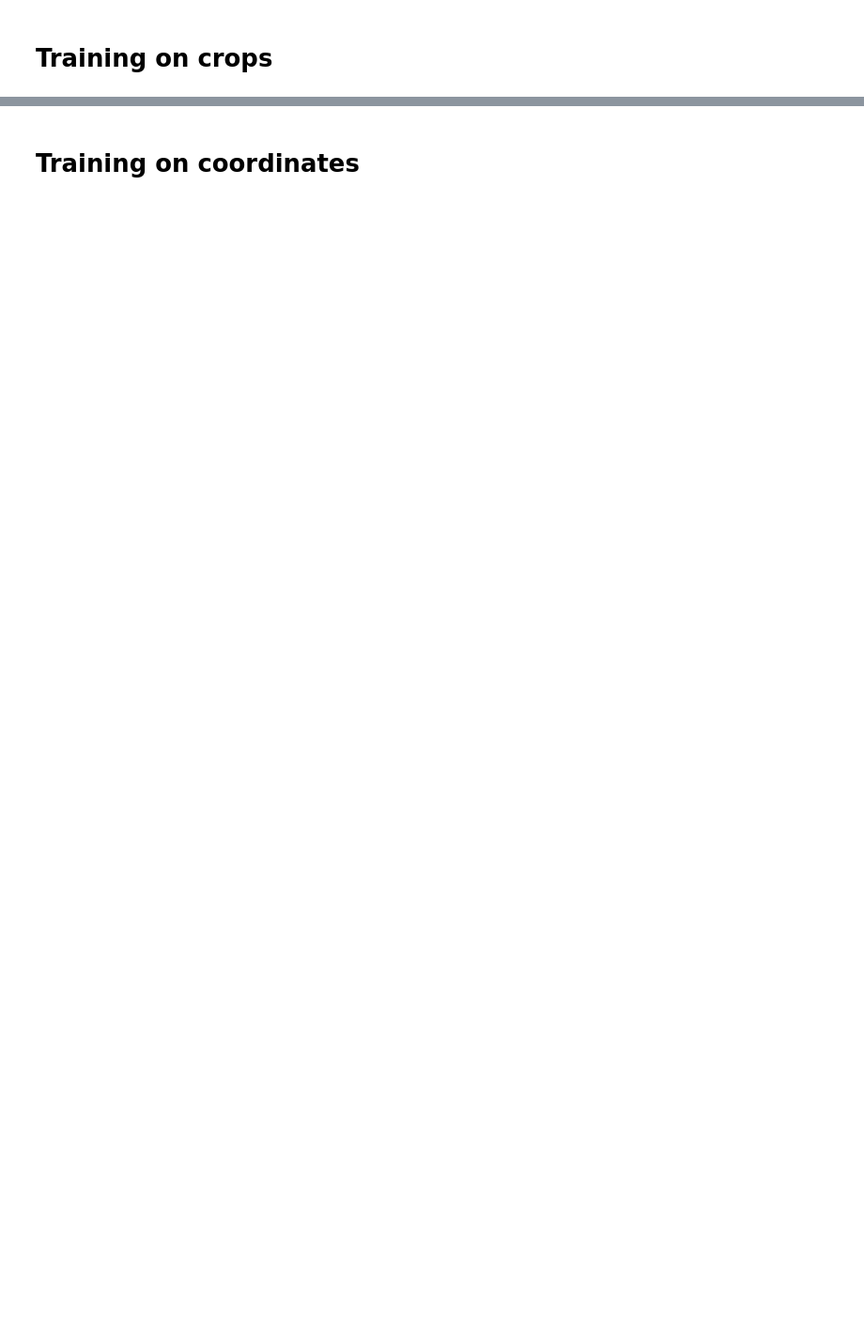
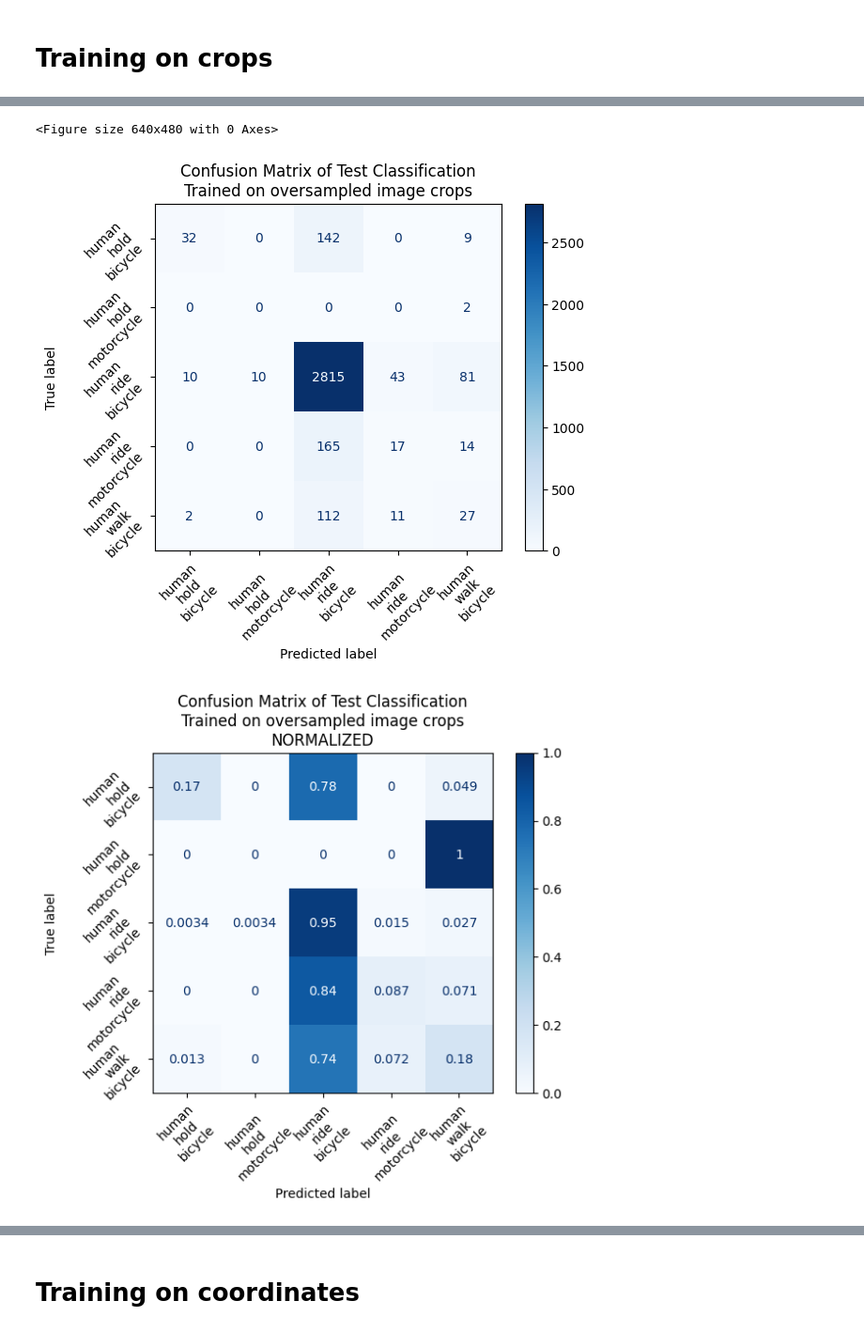
Before and after one commit to vismiroglou/ce7_741_HOI_detection, a Jupyter notebook: testing params.ipynb, the cells around one changed output, grey strips where cells are left out. Shown at 94% size. Saved outputs shown, nothing was run; the diff lists cells and outputs as text; code cells hidden in the pictures; blank space fills up the shorter version.

```diff
--- a/testing params.ipynb
+++ b/testing params.ipynb
@@ -94,0 +291,37 @@ weighted avg       0.80      0.83      0.80      3492
+# %%
+# Training on paired/non-paired crops including over/undersampling
+ests = 1000
+seed = 0
+
+clf_balanced_over = RandomForestClassifier(max_depth=None, random_state=seed, n_estimators=ests, n_jobs=-1)
+clf_balanced_under = RandomForestClassifier(max_depth=None, random_state=seed, n_estimators=ests, n_jobs=-1)
+clf_balanced_over.fit(X_res_crop, y_res_crop) # Original
+clf_balanced_under.fit(X_crop, y_crop)
+
+#######################################################################################
+params = f"Confusion Matrix of Test Classification\nTrained on oversampled image crops"
+print(f"======================================================")
+print(params)
+visualize_metrics_plots(clf_balanced_over, test_crop[test_crop.columns[:-1]], test_crop[test_crop.columns[-1]],params,f"CROPS")
+print(f"======================================================")
+
+params = f"Confusion Matrix of Test Classification\nTrained on oversampled image crop pairs"
+print(f"======================================================")
+print(params)
+visualize_metrics_plots(clf_balanced_over, test_crop_pair[test_crop_pair.columns[:-1]], test_crop_pair[test_crop_pair.columns[-1]],params,f"CROPS PAIR")
+print(f"======================================================")
+
+#######################################################################################
+
+params = f"Confusion Matrix of Test Classification\nTrained on undersampled image crops"
+print(f"======================================================")
+print(params)
+visualize_metrics_plots(clf_balanced_under, test_crop[test_crop.columns[:-1]], test_crop[test_crop.columns[-1]],params,f"CROPS")
+print(f"======================================================")
+
+params = f"Confusion Matrix of Test Classification\nTrained on undersampled image crop pairs"
+print(f"======================================================")
+print(params)
+visualize_metrics_plots(clf_balanced_under, test_crop_pair[test_crop_pair.columns[:-1]], test_crop_pair[test_crop_pair.columns[-1]],params,f"CROPS PAIR")
+print(f"======================================================")
+# %% [output]
@@ -94,0 +345,3 @@ weighted avg       0.80      0.83      0.80      3492
+<Figure size 640x480 with 0 Axes>
+[figure, added]
+[figure, added]
```
Also changed, not shown: parts of 12 cells of this notebook, 3 other files.
